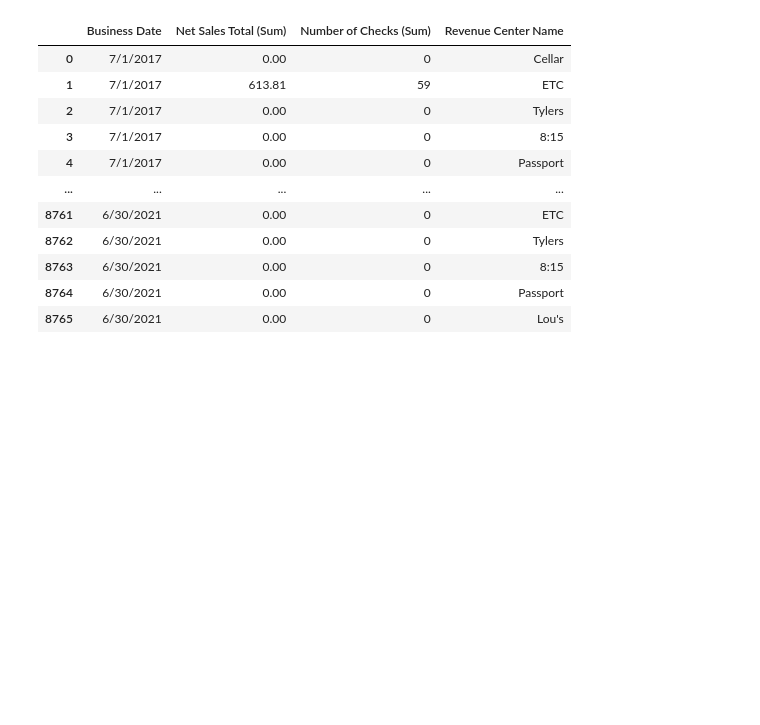
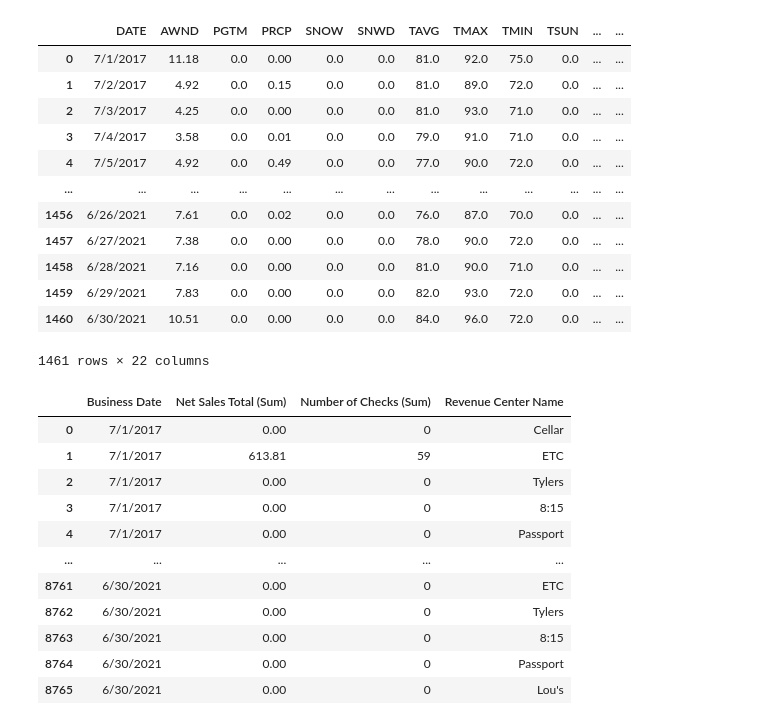
Before and after one commit to eclevela-1234/Business-Metrics, a Jupyter notebook: static/python/Project_Data_Munging.ipynb, the cells around one changed output. Saved outputs shown, nothing was run; the diff lists cells and outputs as text; code cells hidden in the pictures; blank space fills up the shorter version.

```diff
--- a/static/python/Project_Data_Munging.ipynb
+++ b/static/python/Project_Data_Munging.ipynb
@@ -2,3 +2,12 @@
 import pandas as pd
 import numpy as np
 import matplotlib.pyplot as plt
+# %%
+weather_path = "../data/RICWeatherData.csv"
+weatherDF = pd.read_csv(weather_path)
+# %%
+# Fill NANs with 0
+weatherDF = weatherDF.fillna(0)
+#Drop Deleted data rows
+weatherDF = weatherDF.drop(weatherDF.index[1461:1513])
+weatherDF.head()
@@ -5,3 +22,21 @@ import matplotlib.pyplot as plt
+# %%
+# Drop station and name columns
+weatherDF = weatherDF.drop(['STATION','NAME'], axis = 1)
+weatherDF
+# %% [output]
+|  | DATE | AWND | PGTM | PRCP | SNOW | SNWD | TAVG | TMAX | TMIN | TSUN | ... | ... |
+| 0 | 7/1/2017 | 11.18 | 0.0 | 0.00 | 0.0 | 0.0 | 81.0 | 92.0 | 75.0 | 0.0 | ... | ... |
+| 1 | 7/2/2017 | 4.92 | 0.0 | 0.15 | 0.0 | 0.0 | 81.0 | 89.0 | 72.0 | 0.0 | ... | ... |
+| 2 | 7/3/2017 | 4.25 | 0.0 | 0.00 | 0.0 | 0.0 | 81.0 | 93.0 | 71.0 | 0.0 | ... | ... |
+| 3 | 7/4/2017 | 3.58 | 0.0 | 0.01 | 0.0 | 0.0 | 79.0 | 91.0 | 71.0 | 0.0 | ... | ... |
+| 4 | 7/5/2017 | 4.92 | 0.0 | 0.49 | 0.0 | 0.0 | 77.0 | 90.0 | 72.0 | 0.0 | ... | ... |
+| ... | ... | ... | ... | ... | ... | ... | ... | ... | ... | ... | ... | ... |
+| 1456 | 6/26/2021 | 7.61 | 0.0 | 0.02 | 0.0 | 0.0 | 76.0 | 87.0 | 70.0 | 0.0 | ... | ... |
+| 1457 | 6/27/2021 | 7.38 | 0.0 | 0.00 | 0.0 | 0.0 | 78.0 | 90.0 | 72.0 | 0.0 | ... | ... |
+| 1458 | 6/28/2021 | 7.16 | 0.0 | 0.00 | 0.0 | 0.0 | 81.0 | 90.0 | 71.0 | 0.0 | ... | ... |
+| 1459 | 6/29/2021 | 7.83 | 0.0 | 0.00 | 0.0 | 0.0 | 82.0 | 93.0 | 72.0 | 0.0 | ... | ... |
+| 1460 | 6/30/2021 | 10.51 | 0.0 | 0.00 | 0.0 | 0.0 | 84.0 | 96.0 | 72.0 | 0.0 | ... | ... |
+1461 rows × 22 columns
 # %%
 csv_path = "../data/URSalesExtract2.csv"
 # %%
```
Also changed, not shown: parts of 14 cells of this notebook, 1 other file.
